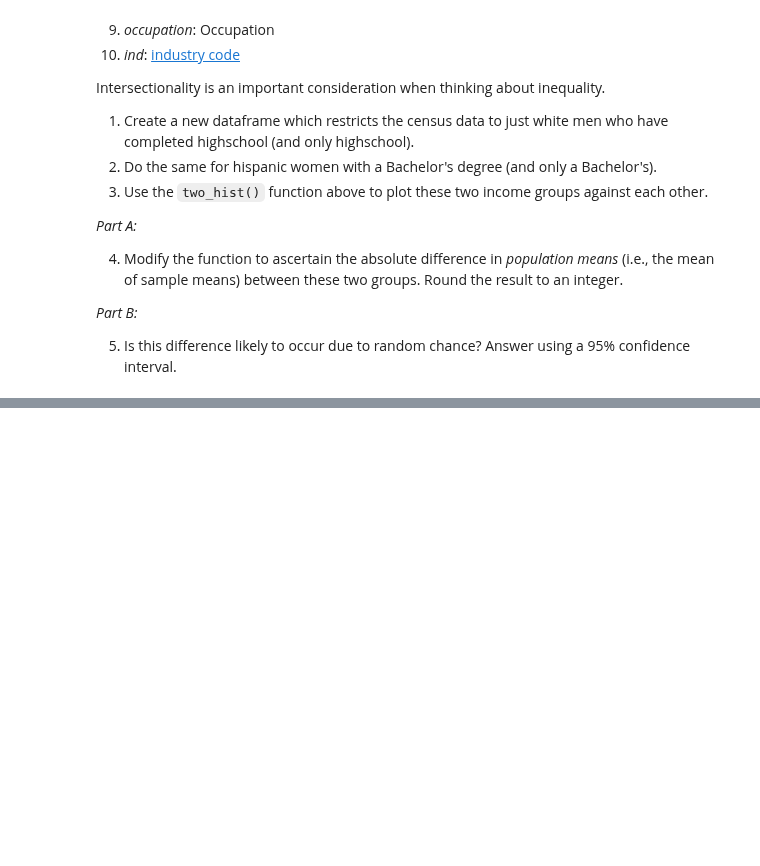
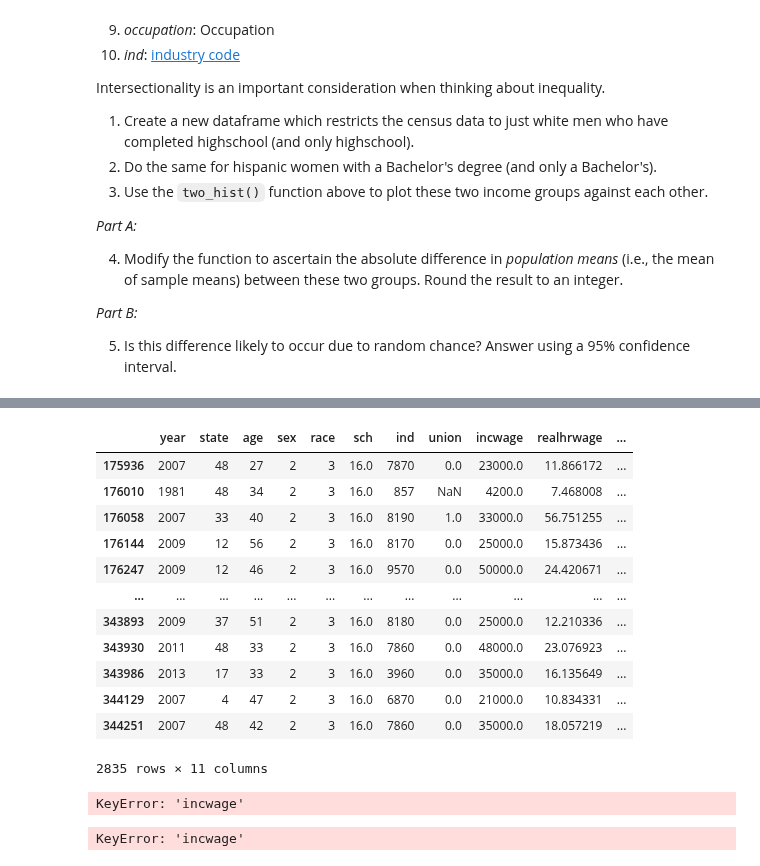
Before and after one commit to Lesiazhou/QM2, a Jupyter notebook: W5_Distributions_and_Basic_Statistics.ipynb, the cells around one changed output, grey strips where cells are left out. Drawn from its saved outputs; the diff is of its cells as text; code cells hidden in the pictures; blank space fills up the shorter version.

```diff
--- a/W5_Distributions_and_Basic_Statistics.ipynb
+++ b/W5_Distributions_and_Basic_Statistics.ipynb
@@ -563,0 +600,77 @@ Intersectionality is an important consideration when thinking about inequality.
+# %%
+df=pd.read_csv('https://storage.googleapis.com/qm2/wk7/cps.csv')
+
+
+filtered_df = df[(df['sex'] == 2)&(df['race'] == 3)&(df['sch'] == 16)]
+
+df3=filtered_df
+df3
+# %% [output]
+|  | year | state | age | sex | race | sch | ind | union | incwage | realhrwage | ... |
+| 175936 | 2007 | 48 | 27 | 2 | 3 | 16.0 | 7870 | 0.0 | 23000.0 | 11.866172 | ... |
+| 176010 | 1981 | 48 | 34 | 2 | 3 | 16.0 | 857 | NaN | 4200.0 | 7.468008 | ... |
+| 176058 | 2007 | 33 | 40 | 2 | 3 | 16.0 | 8190 | 1.0 | 33000.0 | 56.751255 | ... |
+| 176144 | 2009 | 12 | 56 | 2 | 3 | 16.0 | 8170 | 0.0 | 25000.0 | 15.873436 | ... |
+| 176247 | 2009 | 12 | 46 | 2 | 3 | 16.0 | 9570 | 0.0 | 50000.0 | 24.420671 | ... |
+| ... | ... | ... | ... | ... | ... | ... | ... | ... | ... | ... | ... |
+| 343893 | 2009 | 37 | 51 | 2 | 3 | 16.0 | 8180 | 0.0 | 25000.0 | 12.210336 | ... |
+| 343930 | 2011 | 48 | 33 | 2 | 3 | 16.0 | 7860 | 0.0 | 48000.0 | 23.076923 | ... |
+| 343986 | 2013 | 17 | 33 | 2 | 3 | 16.0 | 3960 | 0.0 | 35000.0 | 16.135649 | ... |
+| 344129 | 2007 | 4 | 47 | 2 | 3 | 16.0 | 6870 | 0.0 | 21000.0 | 10.834331 | ... |
+| 344251 | 2007 | 48 | 42 | 2 | 3 | 16.0 | 7860 | 0.0 | 35000.0 | 18.057219 | ... |
+2835 rows × 11 columns
+# %%
+# 将 incwage 列的值转换为整数
+df2['incwage'] = df2['incwage'].astype(int)
+df3['incwage'] = df3['incwage'].astype(int)
+
+# 如果你想创建一个新的 DataFrame 只包含 incwage 列，可以这样做：
+new_df2 = df2[['incwage']].copy()
+new_df3 = df3[['incwage']].copy()
+
+# 打印查看结果
+print(new_df2.head())
+print(new_df3.head())
+# %% [output]
+KeyError: 'incwage'
+# %%
+df2=df2['incwage'].astype(int)
+df3= df3['incwage'].astype(int)
+
+def two_hist(groups,group_labs,xlab, title):
+
+		plt.figure(figsize=(15,6))
+
+		it=-1
+		for var in groups:
+			it+=1
+			sample_size=1000
+			sample_means=[]
+			iterations=10000
+
+			for i in range(0,iterations):
+				sample=var.sample(sample_size, replace=True)
+				sample_mean=sample.mean()
+				sample_means.append(sample_mean)
+
+			plt.hist(sample_means, bins=int(iterations/300),edgecolor='white',density=True, label=group_labs[it])
+			mu, se = norm.fit(sample_means)
+			xmin, xmax = plt.xlim()
+			x = np.linspace(xmin, xmax, 100)
+			p = norm.pdf(x, mu, se) # calculate the probability density function for the normal distribution
+
+			mean=var.mean()
+			lower_ci=mu-se*1.96
+			upper_ci=mu+se*1.96
+
+			plt.plot(x, p, 'k', linewidth=2) # plot the normal distribution
+			plt.xlabel(xlab) # add an x-axis label
+			plt.title(title) # add a title
+			plt.axvline(mean, color='green', linestyle='solid', linewidth=3) # add a vertical line at the mean of the variable
+			plt.axvline(lower_ci, color='black', linestyle='dashed', linewidth=1.5) # add a vertical line at the mean minus 2 standard deviations
+			plt.axvline(upper_ci, color='black', linestyle='dashed', linewidth=1.5) # add a vertical line at the mean plus 2 standard deviations
+			plt.legend() # add a legend
+
+		plt.show()  # show the plot
+# %% [output]
+KeyError: 'incwage'
```
Also changed, not shown: parts of 7 cells of this notebook.
